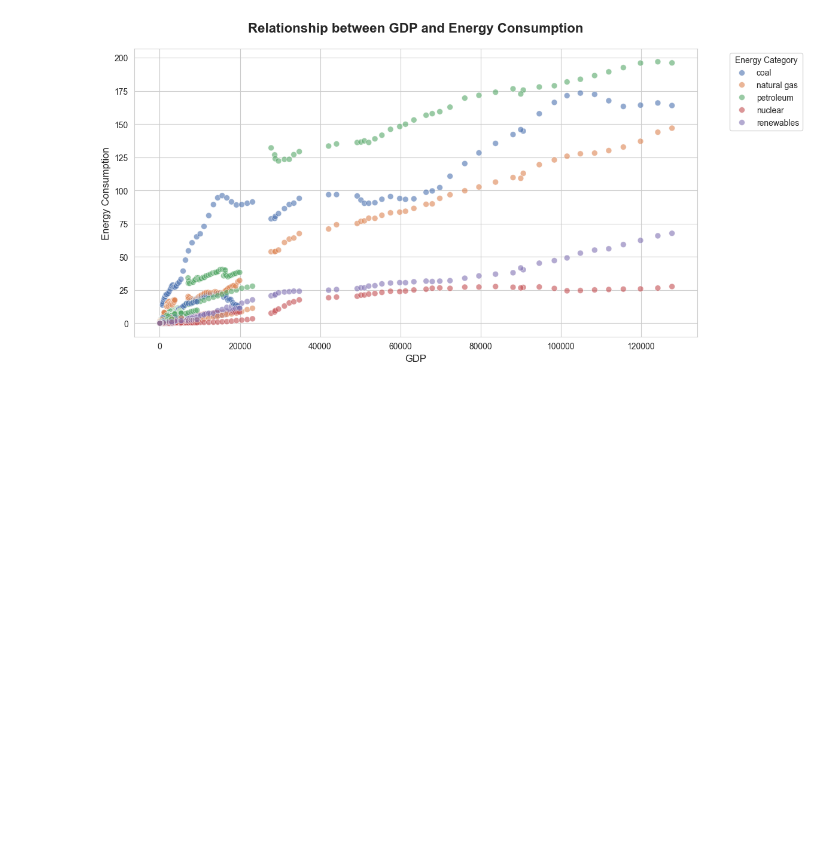
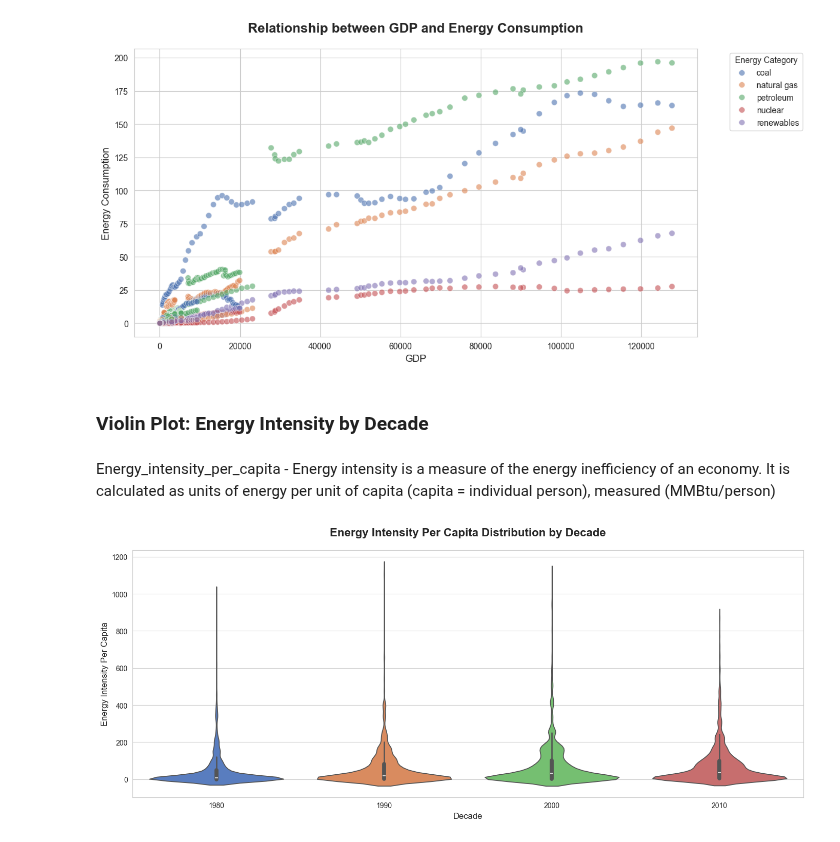
Before and after one commit to enjoy15/Energy-Consumption-CO2-Emissions-Analysis, a Jupyter notebook: jupyter_notebooks/03_data_visualisation_eda.ipynb, the cells around one changed output. Drawn from its saved outputs; the diff is of its cells as text; code cells hidden in the pictures; blank space fills up the shorter version.

Commit message:
Add Violin Plot: Energy Intensity by Decade

```diff
--- a/jupyter_notebooks/03_data_visualisation_eda.ipynb
+++ b/jupyter_notebooks/03_data_visualisation_eda.ipynb
@@ -221,3 +221,16 @@ plt.legend(title='Energy Category', bbox_to_anchor=(1.05, 1), loc='upper left')
 plt.tight_layout()
 # %% [output]
 [figure]
+# %% [markdown]
+### Violin Plot: Energy Intensity by Decade
+# %% [markdown]
+Energy_intensity_per_capita - Energy intensity is a measure of the energy inefficiency of an economy. It is calculated as units of energy per unit of capita (capita = individual person), measured (MMBtu/person)
+# %%
+plt.figure(figsize=(14, 6))
+sns.violinplot(data=df, x='Decade', y='Energy_intensity_per_capita', palette='muted')
+plt.title('Energy Intensity Per Capita Distribution by Decade', fontsize=16, fontweight='bold', pad=20)
+plt.xlabel('Decade', fontsize=12)
+plt.ylabel('Energy Intensity Per Capita', fontsize=12)
+plt.tight_layout()
+# %% [output]
+[figure, added]
```
